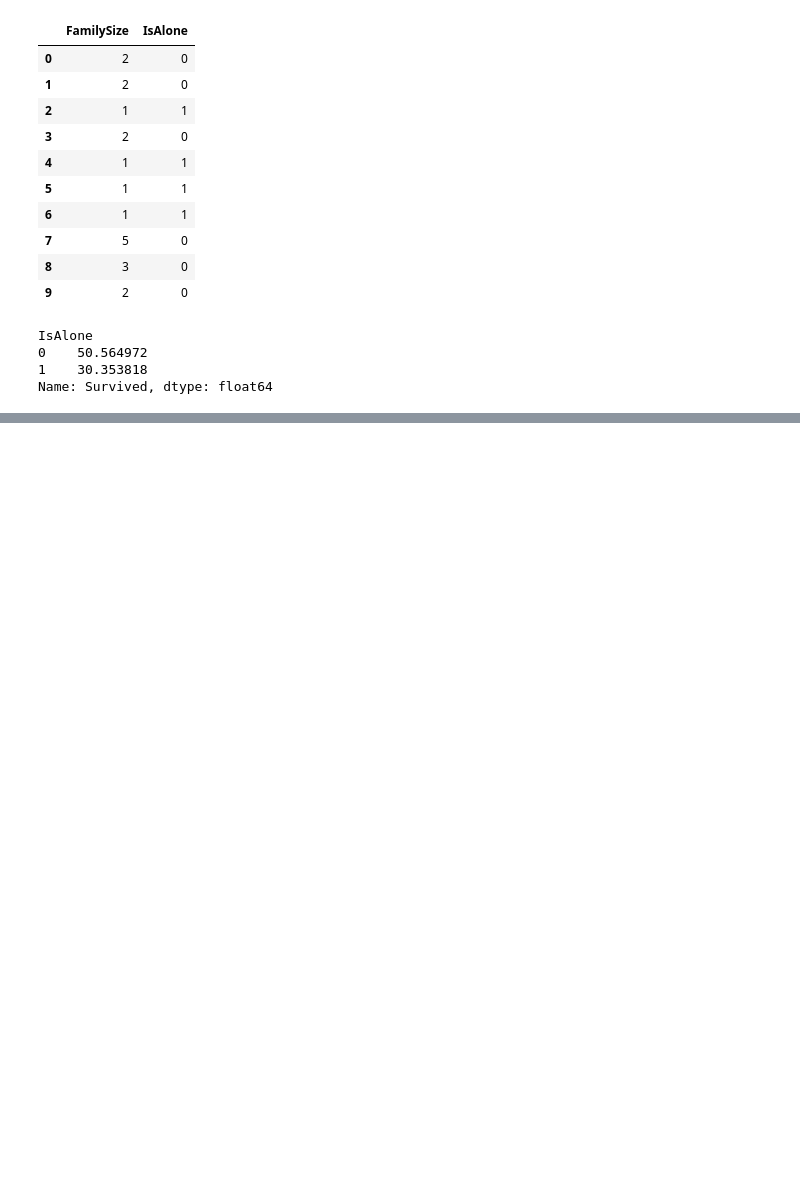
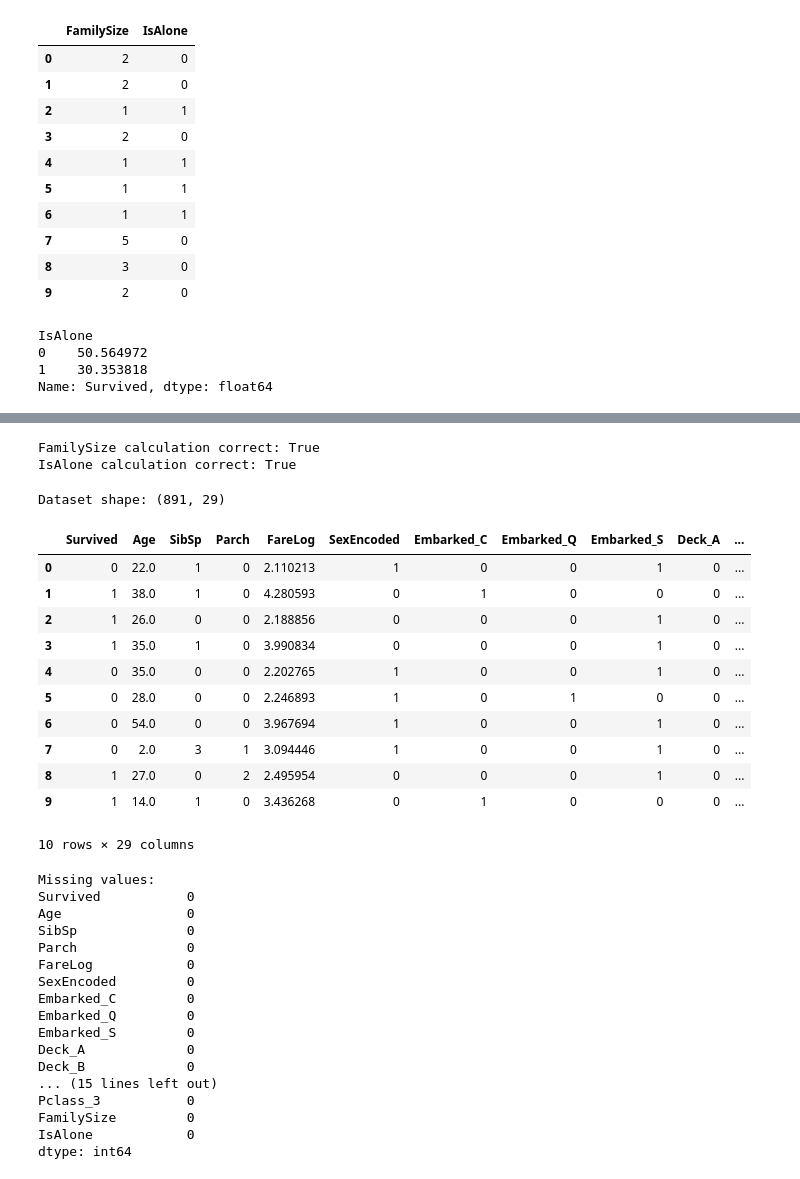
Before and after one commit to almamun252/ml-dl-learning, a Jupyter notebook: machine_learning/data_processing.ipynb, the cells around one changed output, grey strips where cells are left out. Cells and saved outputs as stored; diff of their text form; code cells hidden in the pictures; blank space fills up the shorter version.

Commit message:
Practice Titanic feature selection and scaling concepts

```diff
--- a/machine_learning/data_processing.ipynb
+++ b/machine_learning/data_processing.ipynb
@@ -1258,0 +1266,5 @@ Name: Survived, dtype: float64
+# %%
+# Removing 'PassengerId' because it is only a unique identifier
+processed_data_encoded=processed_data_encoded.drop(columns=['PassengerId'])
+
+processed_data_encoded.columns
@@ -1258,0 +1279,5 @@ Name: Survived, dtype: float64
+# %%
+# Removing the original 'Fare' column after creating the less-skewed 'FareLog' feature
+processed_data_encoded= processed_data_encoded.drop(columns=['Fare'])
+
+processed_data_encoded[['FareLog']].head(10)
@@ -1258,0 +1307,5 @@ Name: Survived, dtype: float64
+# %%
+# Removing the redundant 'HasCabin' feature because 'Deck_Unknown' represents the same information
+processed_data_encoded = processed_data_encoded.drop(columns=['HasCabin'])
+
+processed_data_encoded.columns
@@ -1258,0 +1320,56 @@ Name: Survived, dtype: float64
+# %%
+# Verifying that 'FamilySize' and 'IsAlone' follow their original feature engineering rules
+family_size_check = (
+    processed_data_encoded['FamilySize']
+    == processed_data_encoded['SibSp'] + processed_data_encoded["Parch"] + 1
+)
+
+alone_check = (
+    processed_data_encoded['IsAlone']
+    == (processed_data_encoded['FamilySize'] == 1).astype(int)
+)
+
+print("FamilySize calculation correct:",family_size_check.all())
+print("IsAlone calculation correct:", alone_check.all())
+# %% [output]
+FamilySize calculation correct: True
+IsAlone calculation correct: True
+# %%
+# Reviewing the processed dataset before scaling
+print("Dataset shape:",processed_data_encoded.shape)
+
+display(processed_data_encoded.head(10))
+
+print("\nMissing values:")
+print(processed_data_encoded.isnull().sum())
+# %% [output]
+Dataset shape: (891, 29)
+|  | Survived | Age | SibSp | Parch | FareLog | SexEncoded | Embarked_C | Embarked_Q | Embarked_S | Deck_A | ... |
+| 0 | 0 | 22.0 | 1 | 0 | 2.110213 | 1 | 0 | 0 | 1 | 0 | ... |
+| 1 | 1 | 38.0 | 1 | 0 | 4.280593 | 0 | 1 | 0 | 0 | 0 | ... |
+| 2 | 1 | 26.0 | 0 | 0 | 2.188856 | 0 | 0 | 0 | 1 | 0 | ... |
+| 3 | 1 | 35.0 | 1 | 0 | 3.990834 | 0 | 0 | 0 | 1 | 0 | ... |
+| 4 | 0 | 35.0 | 0 | 0 | 2.202765 | 1 | 0 | 0 | 1 | 0 | ... |
+| 5 | 0 | 28.0 | 0 | 0 | 2.246893 | 1 | 0 | 1 | 0 | 0 | ... |
+| 6 | 0 | 54.0 | 0 | 0 | 3.967694 | 1 | 0 | 0 | 1 | 0 | ... |
+| 7 | 0 | 2.0 | 3 | 1 | 3.094446 | 1 | 0 | 0 | 1 | 0 | ... |
+| 8 | 1 | 27.0 | 0 | 2 | 2.495954 | 0 | 0 | 0 | 1 | 0 | ... |
+| 9 | 1 | 14.0 | 1 | 0 | 3.436268 | 0 | 1 | 0 | 0 | 0 | ... |
+10 rows × 29 columns
+Missing values:
+Survived           0
+Age                0
+SibSp              0
+Parch              0
+FareLog            0
+SexEncoded         0
+Embarked_C         0
+Embarked_Q         0
+Embarked_S         0
+Deck_A             0
+Deck_B             0
+... (15 lines left out)
+Pclass_3           0
+FamilySize         0
+IsAlone            0
+dtype: int64
```
Also changed, not shown: parts of 7 cells of this notebook.
